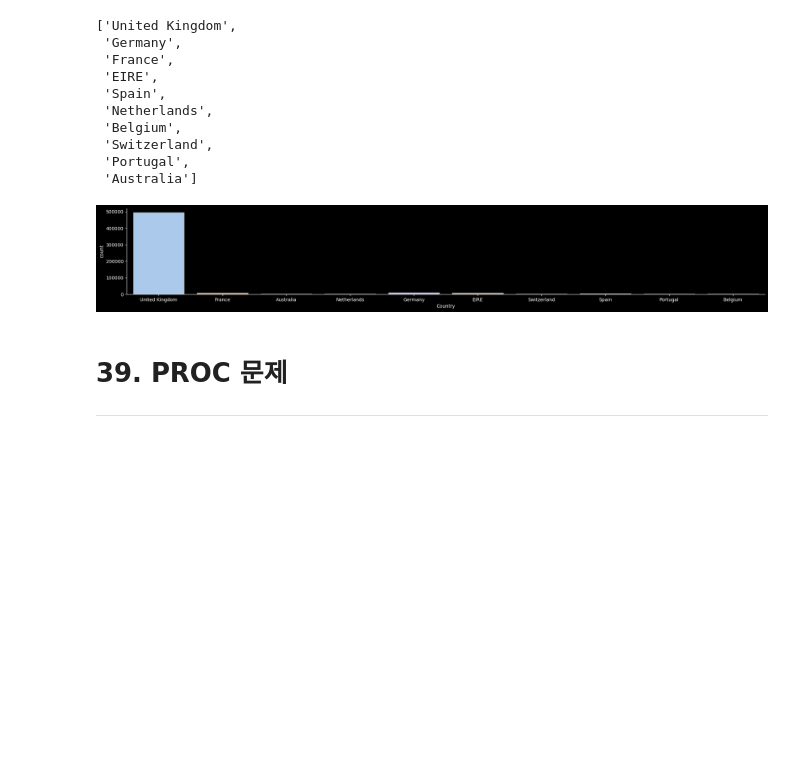
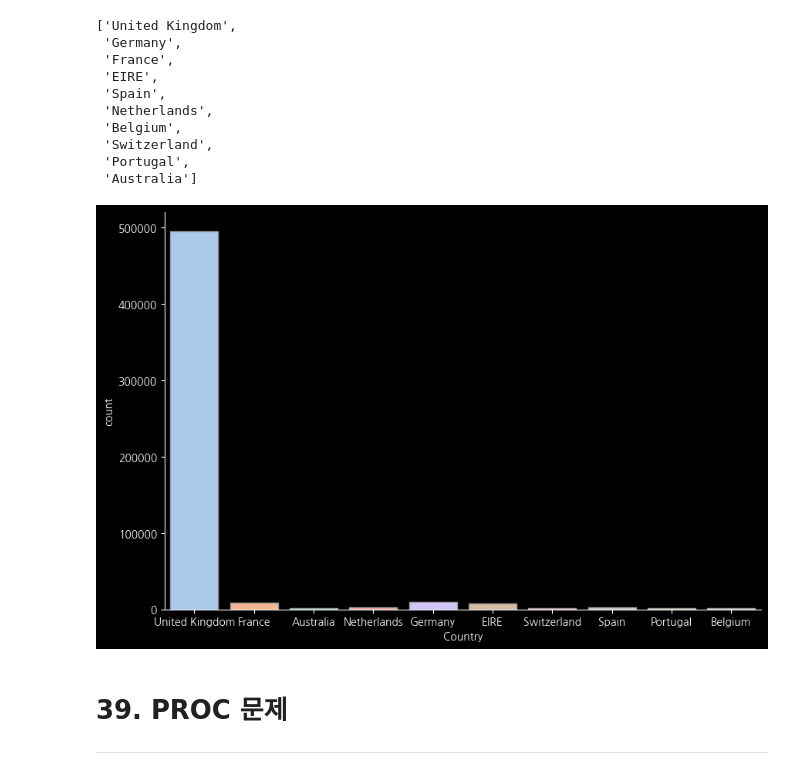
Before and after one commit to miri6913/Fast_Campus-Machine_Learning-, a Jupyter notebook: Data cleaning exercise/PROC_문제50종.ipynb, the cells around one changed output. Saved outputs shown, nothing was run; the diff lists cells and outputs as text; code cells hidden in the pictures; blank space fills up the shorter version.

```diff
--- a/Data cleaning exercise/PROC_문제50종.ipynb
+++ b/Data cleaning exercise/PROC_문제50종.ipynb
@@ -2709,14 +2709,14 @@ df2 = df[df['Country'].isin(list(df1.index))]
 # %%
 # ▶ catplot 시각화
 import seaborn as sns
 import matplotlib.pyplot as plt
 %matplotlib inline
 plt.style.use(['dark_background'])
 
 sns.catplot(x="Country", kind="count",palette="pastel", edgecolor=".6",data=df2);
-plt.gcf().set_size_inches(25, 3)
+plt.gcf().set_size_inches(10, 6)
 # %% [output]
-[figure, old version]
+[figure, new version]
 # %% [markdown]
 # **39. PROC 문제**
 ---
```
